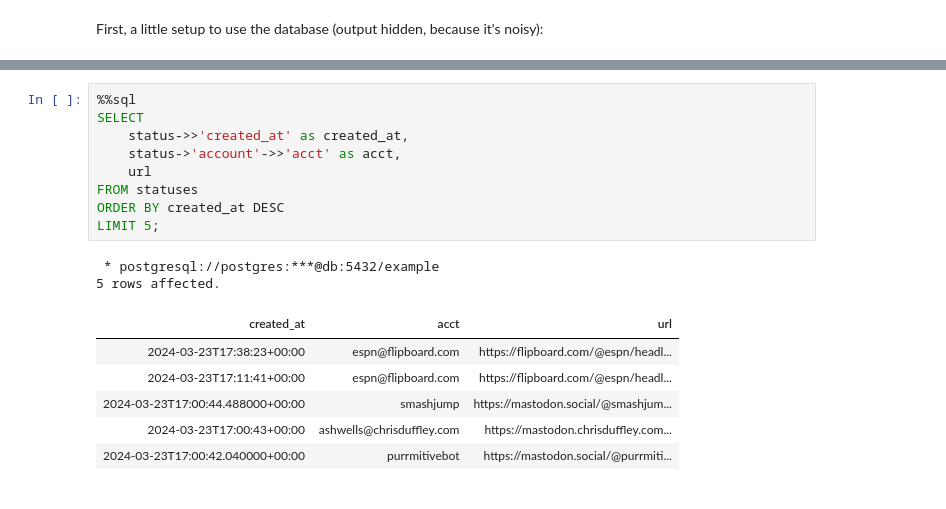
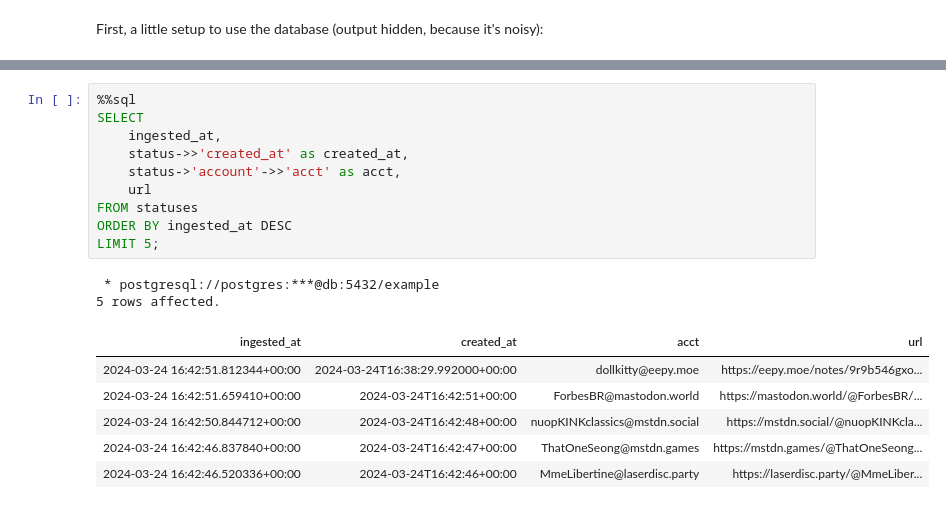
Before and after one commit to lmorchard/pubpulse, a Jupyter notebook: notebook/index.ipynb, the cells around one changed output, grey strips where cells are left out. Saved outputs shown, nothing was run; the diff lists cells and outputs as text.

Commit message:
add ingested_at date; start playing with embeddings

```diff
--- a/notebook/index.ipynb
+++ b/notebook/index.ipynb
@@ -13,18 +25,19 @@ Next, let's peek inside the database at the latest 5 statuses:
 # %%
 %%sql
 SELECT
+    ingested_at,
     status->>'created_at' as created_at,
     status->'account'->>'acct' as acct,
     url
 FROM statuses
-ORDER BY created_at DESC
+ORDER BY ingested_at DESC
 LIMIT 5;
 # %% [output]
  * postgresql://postgres:***@db:5432/example
 5 rows affected.
-| created_at | acct | url |
-| 2024-03-23T17:38:23+00:00 | espn@flipboard.com | https://flipboard.com/@espn/headl... |
-| 2024-03-23T17:11:41+00:00 | espn@flipboard.com | https://flipboard.com/@espn/headl... |
-| 2024-03-23T17:00:44.488000+00:00 | smashjump | https://mastodon.social/@smashjum... |
-| 2024-03-23T17:00:43+00:00 | ashwells@chrisduffley.com | https://mastodon.chrisduffley.com... |
-| 2024-03-23T17:00:42.040000+00:00 | purrmitivebot | https://mastodon.social/@purrmiti... |
+| ingested_at | created_at | acct | url |
+| 2024-03-24 16:42:51.812344+00:00 | 2024-03-24T16:38:29.992000+00:00 | dollkitty@eepy.moe | https://eepy.moe/notes/9r9b546gxo... |
+| 2024-03-24 16:42:51.659410+00:00 | 2024-03-24T16:42:51+00:00 | ForbesBR@mastodon.world | https://mastodon.world/@ForbesBR/... |
+| 2024-03-24 16:42:50.844712+00:00 | 2024-03-24T16:42:48+00:00 | nuopKINKclassics@mstdn.social | https://mstdn.social/@nuopKINKcla... |
+| 2024-03-24 16:42:46.837840+00:00 | 2024-03-24T16:42:47+00:00 | ThatOneSeong@mstdn.games | https://mstdn.games/@ThatOneSeong... |
+| 2024-03-24 16:42:46.520336+00:00 | 2024-03-24T16:42:46+00:00 | MmeLibertine@laserdisc.party | https://laserdisc.party/@MmeLiber... |
```
Also changed, not shown: parts of 8 cells of this notebook, 5 other files.
